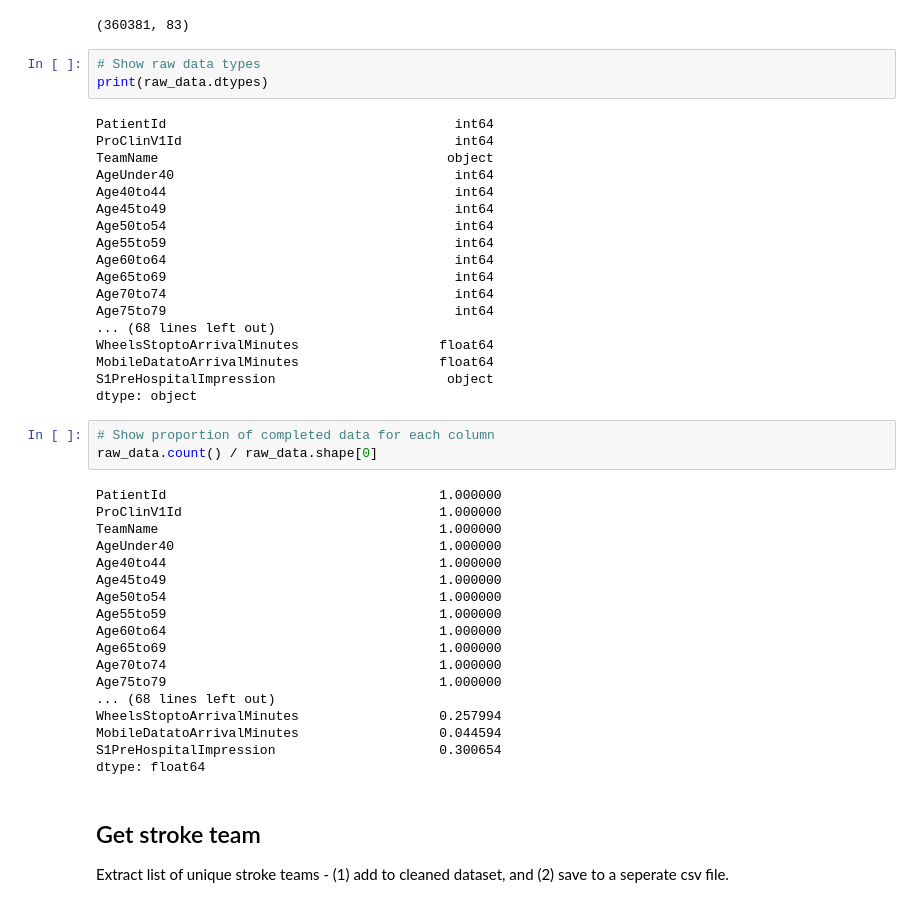
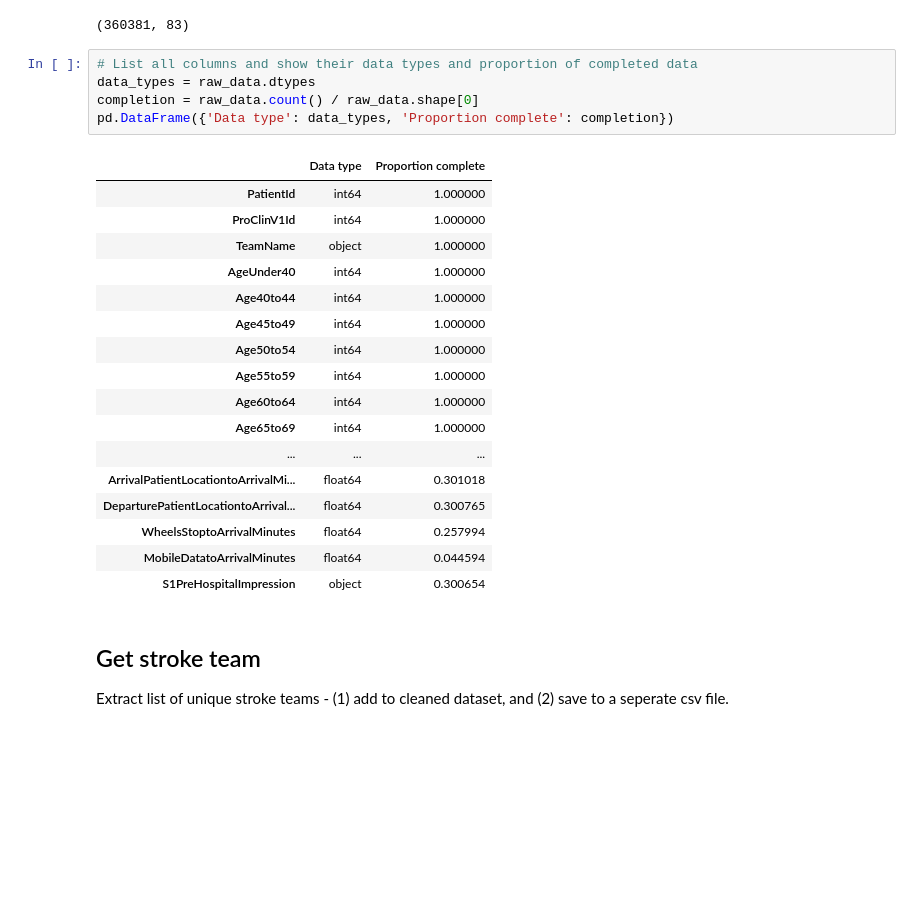
Before and after one commit to samuel-book/samuel_2_data_prep, a Jupyter notebook: 01_reformat_data.ipynb, the cells around one changed output. Saved outputs shown, nothing was run; the diff lists cells and outputs as text; blank space fills up the shorter version.

Commit message:
Combined column list and types and proportions for simplicity. For treatments, added comments, changed ifelse to map where relevant, and simplified time to thrombectomy.

```diff
--- a/01_reformat_data.ipynb
+++ b/01_reformat_data.ipynb
@@ -64,48 +42,29 @@ Index(['PatientId', 'ProClinV1Id', 'TeamName', 'AgeUnder40', 'Age40to44',
 raw_data.shape
 # %% [output]
 (360381, 83)
-# %%
-# Show raw data types
-print(raw_data.dtypes)
-# %% [output]
-PatientId                                     int64
-ProClinV1Id                                   int64
-TeamName                                     object
-AgeUnder40                                    int64
-Age40to44                                     int64
-Age45to49                                     int64
-Age50to54                                     int64
-Age55to59                                     int64
-Age60to64                                     int64
-Age65to69                                     int64
-Age70to74                                     int64
-Age75to79                                     int64
-... (68 lines left out)
-WheelsStoptoArrivalMinutes                  float64
-MobileDatatoArrivalMinutes                  float64
-S1PreHospitalImpression                      object
-dtype: object
-# %%
-# Show proportion of completed data for each column
-raw_data.count() / raw_data.shape[0]
-# %% [output]
-PatientId                                   1.000000
-ProClinV1Id                                 1.000000
-TeamName                                    1.000000
-AgeUnder40                                  1.000000
-Age40to44                                   1.000000
-Age45to49                                   1.000000
-Age50to54                                   1.000000
-Age55to59                                   1.000000
-Age60to64                                   1.000000
-Age65to69                                   1.000000
-Age70to74                                   1.000000
-Age75to79                                   1.000000
-... (68 lines left out)
-WheelsStoptoArrivalMinutes                  0.257994
-MobileDatatoArrivalMinutes                  0.044594
-S1PreHospitalImpression                     0.300654
-dtype: float64
+# %%
+# List all columns and show their data types and proportion of completed data
+data_types = raw_data.dtypes
+completion = raw_data.count() / raw_data.shape[0]
+pd.DataFrame({'Data type': data_types, 'Proportion complete': completion})
+# %% [output]
+|  | Data type | Proportion complete |
+| PatientId | int64 | 1.000000 |
+| ProClinV1Id | int64 | 1.000000 |
+| TeamName | object | 1.000000 |
+| AgeUnder40 | int64 | 1.000000 |
+| Age40to44 | int64 | 1.000000 |
+| Age45to49 | int64 | 1.000000 |
+| Age50to54 | int64 | 1.000000 |
+| Age55to59 | int64 | 1.000000 |
+| Age60to64 | int64 | 1.000000 |
+| Age65to69 | int64 | 1.000000 |
+| ... | ... | ... |
+| ArrivalPatientLocationtoArrivalMi... | float64 | 0.301018 |
+| DeparturePatientLocationtoArrival... | float64 | 0.300765 |
+| WheelsStoptoArrivalMinutes | float64 | 0.257994 |
+| MobileDatatoArrivalMinutes | float64 | 0.044594 |
+| S1PreHospitalImpression | object | 0.300654 |
 # %% [markdown]
 ## Get stroke team
 
```
Also changed, not shown: parts of 9 cells of this notebook.
